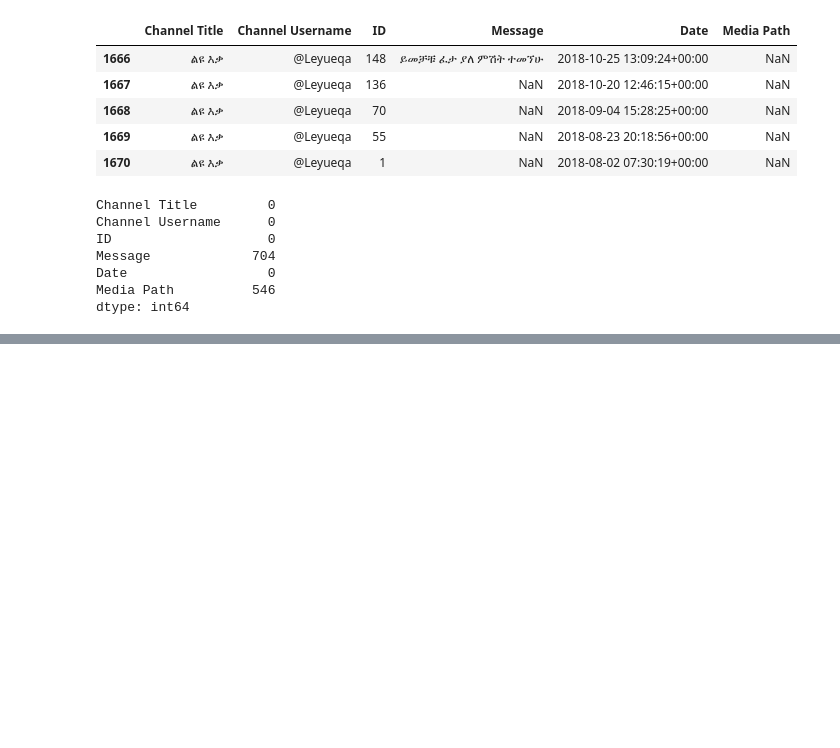
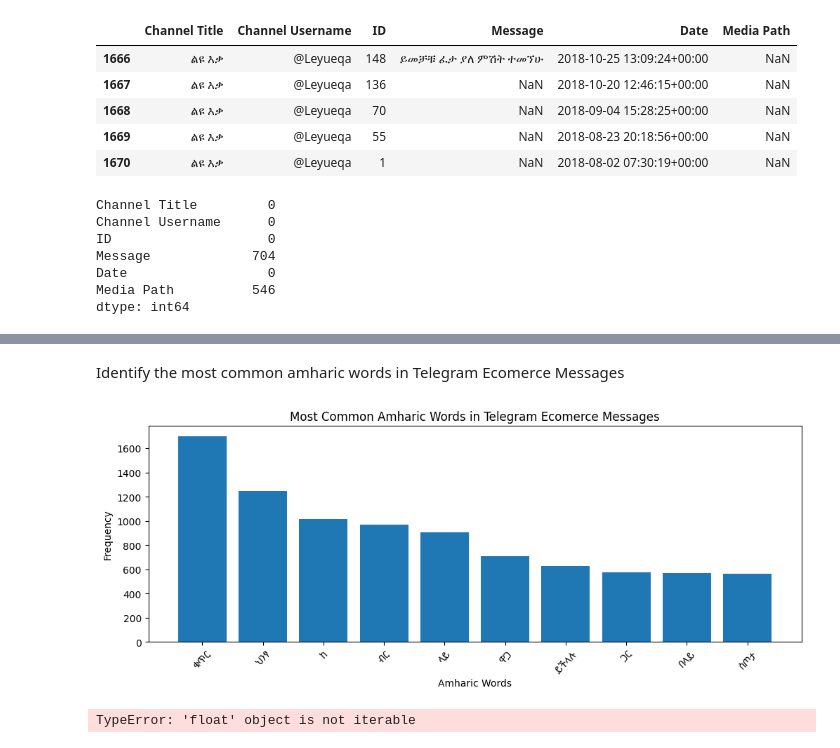
Before and after one commit to epythonlab/amharic-telegram-ecommerce-entity-extraction, a Jupyter notebook: notebooks/amharic_text_processing.ipynb, the cells around one changed output, grey strips where cells are left out. Cells and saved outputs as stored; diff of their text form; code cells hidden in the pictures; blank space fills up the shorter version.

Commit message:
Identified the most common amharic words in telegram ecommerce messages

```diff
--- a/notebooks/amharic_text_processing.ipynb
+++ b/notebooks/amharic_text_processing.ipynb
@@ -94,0 +111,35 @@ Tokenized Amharic Text: ['ሰላም', 'እንዴት', 'ነህ', '?', 'እንኳ
+# %% [markdown]
+Identify the most common amharic words in Telegram Ecomerce Messages
+# %%
+# Ensure there are no NaN values in the preprocessed column
+preprocessed_texts = data['Message_preprocessed'].dropna().tolist()
+
+# Filter out non-list entries and flatten the list of lists
+all_words = [word for sublist in preprocessed_texts if isinstance(sublist, list) for word in sublist]
+
+# Count the frequency of each word
+word_counts = Counter(all_words)
+
+# Get the most common words
+common_words = word_counts.most_common(10)
+
+# Prepare data for plotting
+words, counts = zip(*common_words)
+
+# Specify the path to your font file
+font_path = '../fonts/NotoSansEthiopic-Regular.ttf'  # Adjust the path accordingly
+
+# Add the font properties
+prop = font_manager.FontProperties(fname=font_path)
+
+# Now create your plot as before, but use the font properties
+plt.figure(figsize=(12, 4))
+# Create a bar chart
+plt.bar(words, counts)
+plt.xlabel('Amharic Words')
+plt.ylabel('Frequency')
+plt.title('Most Common Amharic Words in Telegram Ecomerce Messages')
+plt.xticks(rotation=45, fontsize=12, fontproperties=prop)
+plt.show()
+# %% [output]
+[figure, added]
@@ -94,0 +148,28 @@ Tokenized Amharic Text: ['ሰላም', 'እንዴት', 'ነህ', '?', 'እንኳ
+# %%
+import matplotlib.pyplot as plt
+from collections import Counter
+
+# Get the preprocessed messages
+preprocessed_texts = data['Message_preprocessed'].tolist()
+
+# Flatten the list of lists into a single list of words
+all_words = [word for sublist in preprocessed_texts for word in sublist]
+
+# Count the frequency of each word
+word_counts = Counter(all_words)
+
+# Get the most common words
+common_words = word_counts.most_common(10)
+
+# Prepare data for plotting
+words, counts = zip(*common_words)
+
+# Create a bar chart
+plt.bar(words, counts)
+plt.xlabel('Amharic Words', fontproperties=prop)
+plt.ylabel('Frequency')
+plt.title('Most Common Amharic Words in Telegram Messages')
+plt.xticks(rotation=45)
+plt.show()
+# %% [output]
+TypeError: 'float' object is not iterable
```
Also changed, not shown: parts of 3 cells of this notebook, 3 other files.
